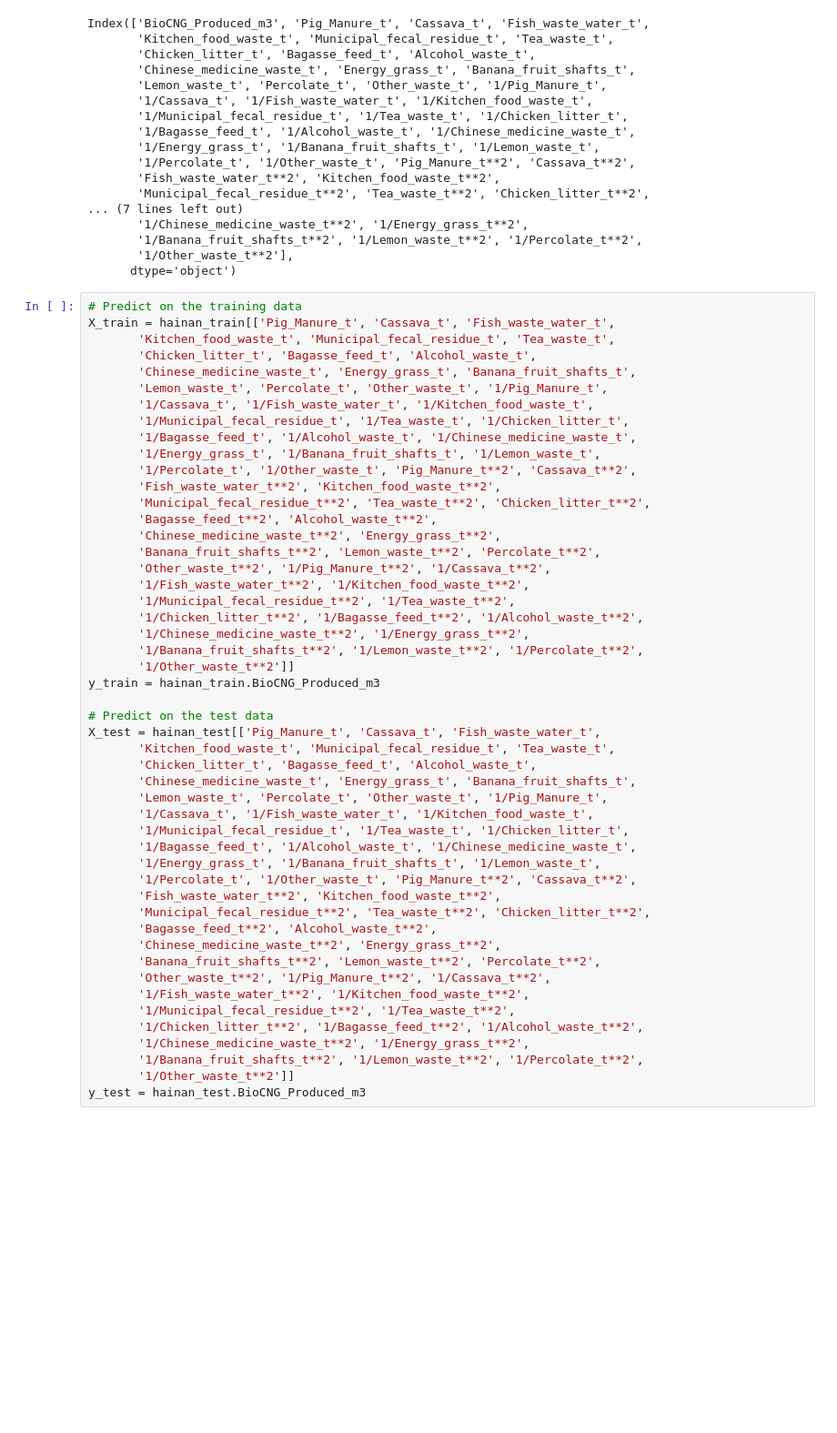
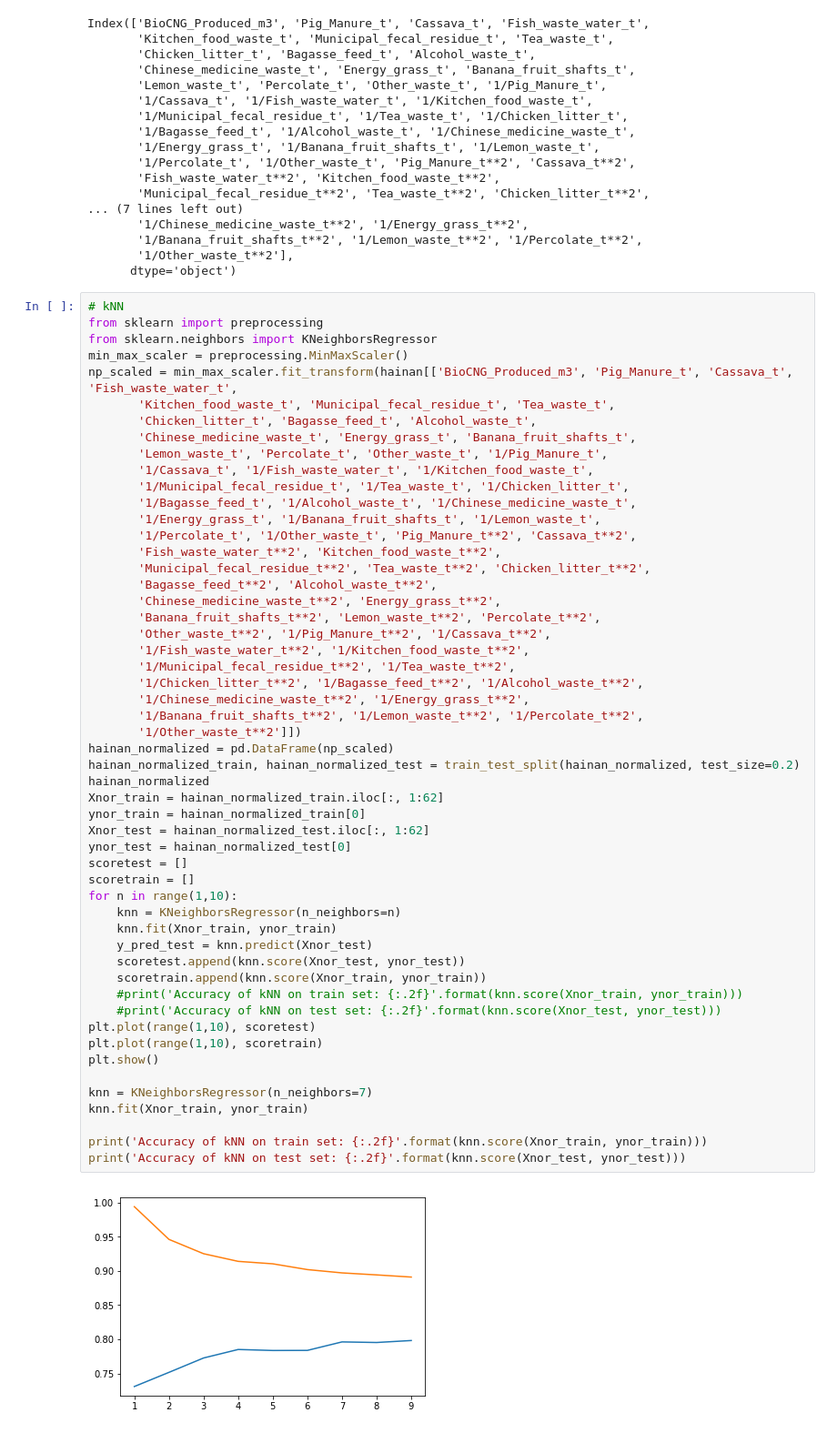
Before and after one commit to Victoria3467/BioDigest, a Jupyter notebook: Hainan/Hainan_model_GUIversion.ipynb, the cells around one changed output. Shown at 91% size. Drawn from its saved outputs; the diff is of its cells as text; blank space fills up the shorter version.

```diff
--- a/Hainan/Hainan_model_GUIversion.ipynb
+++ b/Hainan/Hainan_model_GUIversion.ipynb
@@ -115,52 +115,57 @@ Index(['BioCNG_Produced_m3', 'Pig_Manure_t', 'Cassava_t', 'Fish_waste_water_t',
        '1/Other_waste_t**2'],
       dtype='object')
 # %%
-# Predict on the training data
-X_train = hainan_train[['Pig_Manure_t', 'Cassava_t', 'Fish_waste_water_t',
+# kNN
+from sklearn import preprocessing
+from sklearn.neighbors import KNeighborsRegressor
+min_max_scaler = preprocessing.MinMaxScaler()
+np_scaled = min_max_scaler.fit_transform(hainan[['BioCNG_Produced_m3', 'Pig_Manure_t', 'Cassava_t', 'Fish_waste_water_t',
        'Kitchen_food_waste_t', 'Municipal_fecal_residue_t', 'Tea_waste_t',
        'Chicken_litter_t', 'Bagasse_feed_t', 'Alcohol_waste_t',
        'Chinese_medicine_waste_t', 'Energy_grass_t', 'Banana_fruit_shafts_t',
        'Lemon_waste_t', 'Percolate_t', 'Other_waste_t', '1/Pig_Manure_t',
        '1/Cassava_t', '1/Fish_waste_water_t', '1/Kitchen_food_waste_t',
        '1/Municipal_fecal_residue_t', '1/Tea_waste_t', '1/Chicken_litter_t',
        '1/Bagasse_feed_t', '1/Alcohol_waste_t', '1/Chinese_medicine_waste_t',
        '1/Energy_grass_t', '1/Banana_fruit_shafts_t', '1/Lemon_waste_t',
        '1/Percolate_t', '1/Other_waste_t', 'Pig_Manure_t**2', 'Cassava_t**2',
        'Fish_waste_water_t**2', 'Kitchen_food_waste_t**2',
        'Municipal_fecal_residue_t**2', 'Tea_waste_t**2', 'Chicken_litter_t**2',
        'Bagasse_feed_t**2', 'Alcohol_waste_t**2',
        'Chinese_medicine_waste_t**2', 'Energy_grass_t**2',
        'Banana_fruit_shafts_t**2', 'Lemon_waste_t**2', 'Percolate_t**2',
        'Other_waste_t**2', '1/Pig_Manure_t**2', '1/Cassava_t**2',
        '1/Fish_waste_water_t**2', '1/Kitchen_food_waste_t**2',
        '1/Municipal_fecal_residue_t**2', '1/Tea_waste_t**2',
        '1/Chicken_litter_t**2', '1/Bagasse_feed_t**2', '1/Alcohol_waste_t**2',
        '1/Chinese_medicine_waste_t**2', '1/Energy_grass_t**2',
        '1/Banana_fruit_shafts_t**2', '1/Lemon_waste_t**2', '1/Percolate_t**2',
-       '1/Other_waste_t**2']]
-y_train = hainan_train.BioCNG_Produced_m3
+       '1/Other_waste_t**2']])
+hainan_normalized = pd.DataFrame(np_scaled)
+hainan_normalized_train, hainan_normalized_test = train_test_split(hainan_normalized, test_size=0.2)
+hainan_normalized
+Xnor_train = hainan_normalized_train.iloc[:, 1:62]
+ynor_train = hainan_normalized_train[0]
+Xnor_test = hainan_normalized_test.iloc[:, 1:62]
+ynor_test = hainan_normalized_test[0]
+scoretest = []
+scoretrain = []
+for n in range(1,10):
+    knn = KNeighborsRegressor(n_neighbors=n)
+    knn.fit(Xnor_train, ynor_train)
+    y_pred_test = knn.predict(Xnor_test)
+    scoretest.append(knn.score(Xnor_test, ynor_test))
+    scoretrain.append(knn.score(Xnor_train, ynor_train))
+    #print('Accuracy of kNN on train set: {:.2f}'.format(knn.score(Xnor_train, ynor_train)))
+    #print('Accuracy of kNN on test set: {:.2f}'.format(knn.score(Xnor_test, ynor_test)))
+plt.plot(range(1,10), scoretest)
+plt.plot(range(1,10), scoretrain)
+plt.show()
 
-# Predict on the test data
-X_test = hainan_test[['Pig_Manure_t', 'Cassava_t', 'Fish_waste_water_t',
-       'Kitchen_food_waste_t', 'Municipal_fecal_residue_t', 'Tea_waste_t',
-       'Chicken_litter_t', 'Bagasse_feed_t', 'Alcohol_waste_t',
-       'Chinese_medicine_waste_t', 'Energy_grass_t', 'Banana_fruit_shafts_t',
-       'Lemon_waste_t', 'Percolate_t', 'Other_waste_t', '1/Pig_Manure_t',
-       '1/Cassava_t', '1/Fish_waste_water_t', '1/Kitchen_food_waste_t',
-       '1/Municipal_fecal_residue_t', '1/Tea_waste_t', '1/Chicken_litter_t',
-       '1/Bagasse_feed_t', '1/Alcohol_waste_t', '1/Chinese_medicine_waste_t',
-       '1/Energy_grass_t', '1/Banana_fruit_shafts_t', '1/Lemon_waste_t',
-       '1/Percolate_t', '1/Other_waste_t', 'Pig_Manure_t**2', 'Cassava_t**2',
-       'Fish_waste_water_t**2', 'Kitchen_food_waste_t**2',
-       'Municipal_fecal_residue_t**2', 'Tea_waste_t**2', 'Chicken_litter_t**2',
-       'Bagasse_feed_t**2', 'Alcohol_waste_t**2',
-       'Chinese_medicine_waste_t**2', 'Energy_grass_t**2',
-       'Banana_fruit_shafts_t**2', 'Lemon_waste_t**2', 'Percolate_t**2',
-       'Other_waste_t**2', '1/Pig_Manure_t**2', '1/Cassava_t**2',
-       '1/Fish_waste_water_t**2', '1/Kitchen_food_waste_t**2',
-       '1/Municipal_fecal_residue_t**2', '1/Tea_waste_t**2',
-       '1/Chicken_litter_t**2', '1/Bagasse_feed_t**2', '1/Alcohol_waste_t**2',
-       '1/Chinese_medicine_waste_t**2', '1/Energy_grass_t**2',
-       '1/Banana_fruit_shafts_t**2', '1/Lemon_waste_t**2', '1/Percolate_t**2',
-       '1/Other_waste_t**2']]
-y_test = hainan_test.BioCNG_Produced_m3
+knn = KNeighborsRegressor(n_neighbors=7)
+knn.fit(Xnor_train, ynor_train)
+
+print('Accuracy of kNN on train set: {:.2f}'.format(knn.score(Xnor_train, ynor_train)))
+print('Accuracy of kNN on test set: {:.2f}'.format(knn.score(Xnor_test, ynor_test)))
+# %% [output]
+[figure, added]
```
Also changed, not shown: parts of 5 cells of this notebook.
